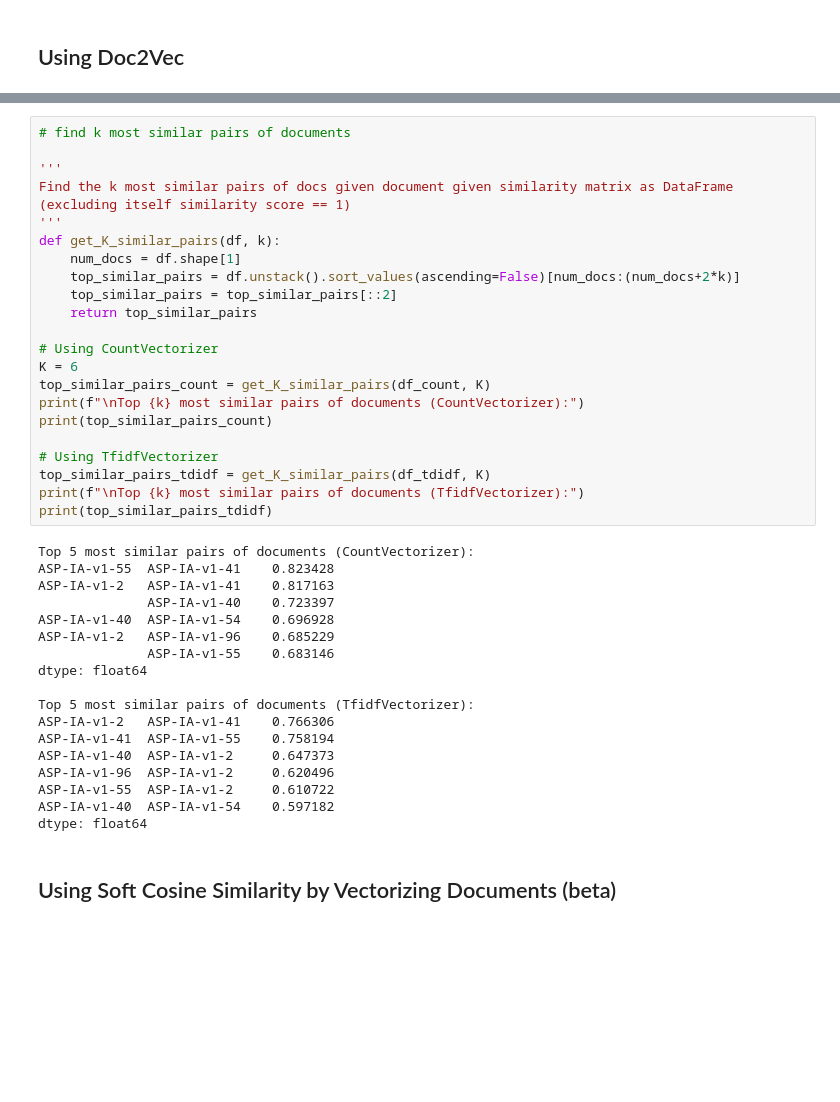
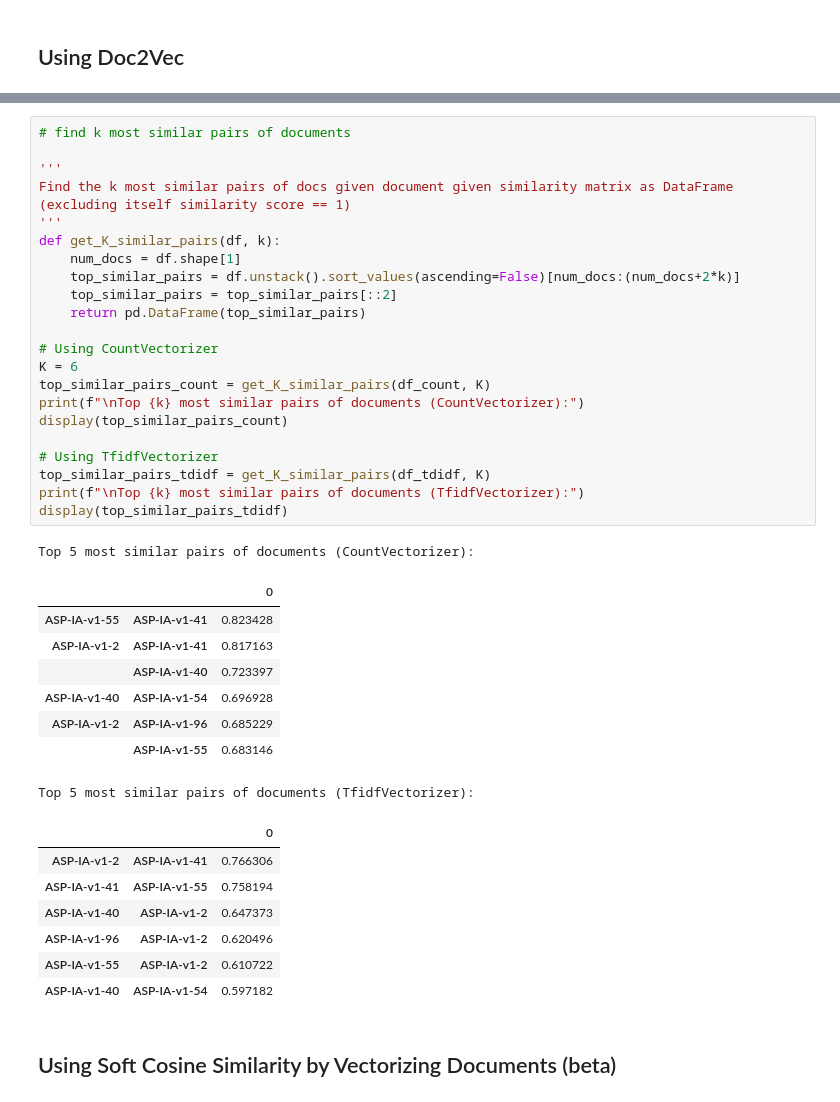
Before and after one commit to aaron68lee/NLP-Graphical-Knowledge-Mining, a Jupyter notebook: Topic_Modeling.ipynb, the cells around one changed output, grey strips where cells are left out. Cells and saved outputs as stored; diff of their text form; blank space fills up the shorter version.

```diff
--- a/Topic_Modeling.ipynb
+++ b/Topic_Modeling.ipynb
@@ -1855,43 +1959,42 @@ Name: ASP-IA-v1-82, dtype: float64
 # %%
 # find k most similar pairs of documents
 
 '''
 Find the k most similar pairs of docs given document given similarity matrix as DataFrame (excluding itself similarity score == 1)
 '''
 def get_K_similar_pairs(df, k):
     num_docs = df.shape[1]
     top_similar_pairs = df.unstack().sort_values(ascending=False)[num_docs:(num_docs+2*k)]
     top_similar_pairs = top_similar_pairs[::2]
-    return top_similar_pairs
+    return pd.DataFrame(top_similar_pairs)
 
 # Using CountVectorizer
 K = 6
 top_similar_pairs_count = get_K_similar_pairs(df_count, K)
 print(f"\nTop {k} most similar pairs of documents (CountVectorizer):")
-print(top_similar_pairs_count)
+display(top_similar_pairs_count)
 
 # Using TfidfVectorizer
 top_similar_pairs_tdidf = get_K_similar_pairs(df_tdidf, K)
 print(f"\nTop {k} most similar pairs of documents (TfidfVectorizer):")
-print(top_similar_pairs_tdidf)
+display(top_similar_pairs_tdidf)
 # %% [output]
 Top 5 most similar pairs of documents (CountVectorizer):
-ASP-IA-v1-55  ASP-IA-v1-41    0.823428
-ASP-IA-v1-2   ASP-IA-v1-41    0.817163
-              ASP-IA-v1-40    0.723397
-ASP-IA-v1-40  ASP-IA-v1-54    0.696928
-ASP-IA-v1-2   ASP-IA-v1-96    0.685229
-              ASP-IA-v1-55    0.683146
-dtype: float64
-
-Top 5 most similar pairs of documents (TfidfVectorizer):
-ASP-IA-v1-2   ASP-IA-v1-41    0.766306
-ASP-IA-v1-41  ASP-IA-v1-55    0.758194
-ASP-IA-v1-40  ASP-IA-v1-2     0.647373
-ASP-IA-v1-96  ASP-IA-v1-2     0.620496
-ASP-IA-v1-55  ASP-IA-v1-2     0.610722
-ASP-IA-v1-40  ASP-IA-v1-54    0.597182
-dtype: float64
+|  |  | 0 |
+| ASP-IA-v1-55 | ASP-IA-v1-41 | 0.823428 |
+| ASP-IA-v1-2 | ASP-IA-v1-41 | 0.817163 |
+|  | ASP-IA-v1-40 | 0.723397 |
+| ASP-IA-v1-40 | ASP-IA-v1-54 | 0.696928 |
+| ASP-IA-v1-2 | ASP-IA-v1-96 | 0.685229 |
+|  | ASP-IA-v1-55 | 0.683146 |
+Top 5 most similar pairs of documents (TfidfVectorizer):
+|  |  | 0 |
+| ASP-IA-v1-2 | ASP-IA-v1-41 | 0.766306 |
+| ASP-IA-v1-41 | ASP-IA-v1-55 | 0.758194 |
+| ASP-IA-v1-40 | ASP-IA-v1-2 | 0.647373 |
+| ASP-IA-v1-96 | ASP-IA-v1-2 | 0.620496 |
+| ASP-IA-v1-55 | ASP-IA-v1-2 | 0.610722 |
+| ASP-IA-v1-40 | ASP-IA-v1-54 | 0.597182 |
 # %% [markdown]
 ## Using Soft Cosine Similarity by Vectorizing Documents (beta)
 # %%
```
Also changed, not shown: parts of 10 cells of this notebook, 15 other files.
